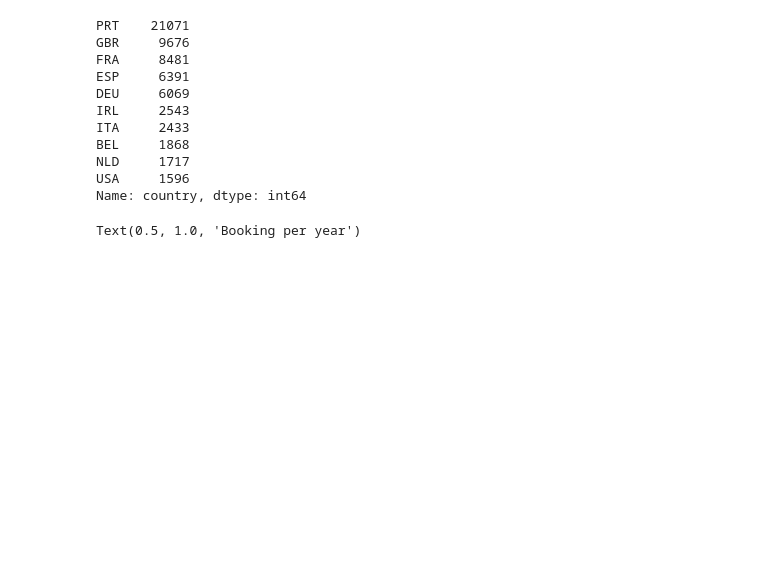
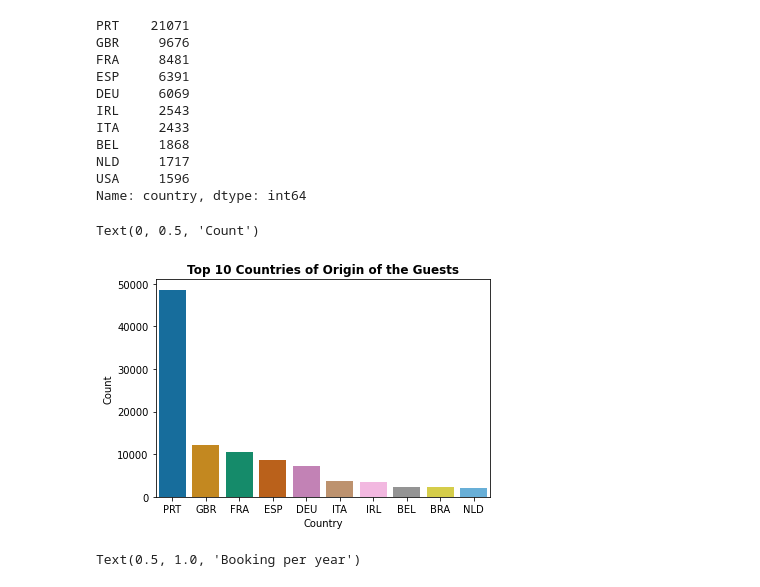
Before and after one commit to Tanjul5/Hotel_Booking_Analysis, a Jupyter notebook: Hotel_Booking_Analysis_Capstone_Project.ipynb, the cells around one changed output. Cells and saved outputs as stored; diff of their text form; code cells hidden in the pictures; blank space fills up the shorter version.

```diff
--- a/Hotel_Booking_Analysis_Capstone_Project.ipynb
+++ b/Hotel_Booking_Analysis_Capstone_Project.ipynb
@@ -177,6 +177,14 @@ BEL     1868
 NLD     1717
 USA     1596
 Name: country, dtype: int64
+# %%
+sns.countplot(x='country', data=Hotel_book_df,order=pd.value_counts(Hotel_book_df['country']).iloc[:10].index,palette= 'colorblind')
+plt.title('Top 10 Countries of Origin of the Guests', weight='bold')
+plt.xlabel('Country')
+plt.ylabel('Count')
+# %% [output]
+Text(0, 0.5, 'Count')
+[figure, added]
 # %%
 bookper_year=Hotel_book_df.groupby('arrival_date_year').size().plot(kind='pie', fontsize=15, autopct='%.1f%%',  figsize=(6, 6), colors = [ 'red', 'green', 'gold'],textprops={'color':"black"})
 plt.title('Booking per year',fontsize=20)
```
Also changed, not shown: parts of 13 cells of this notebook.
